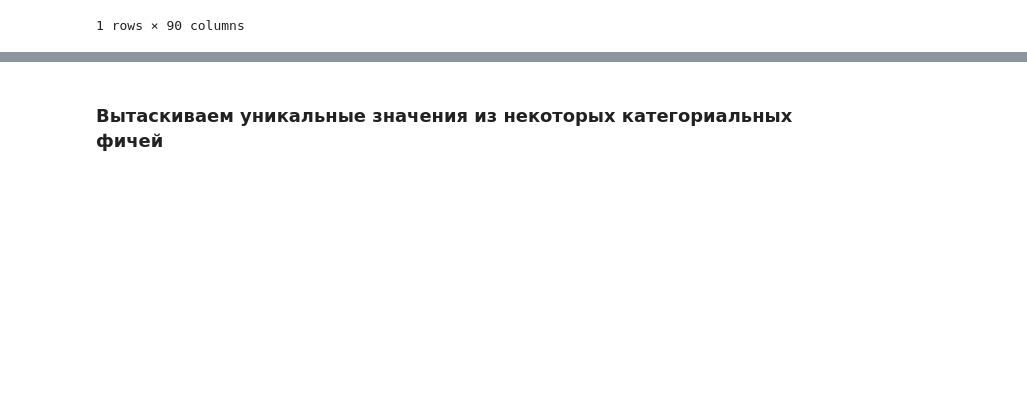
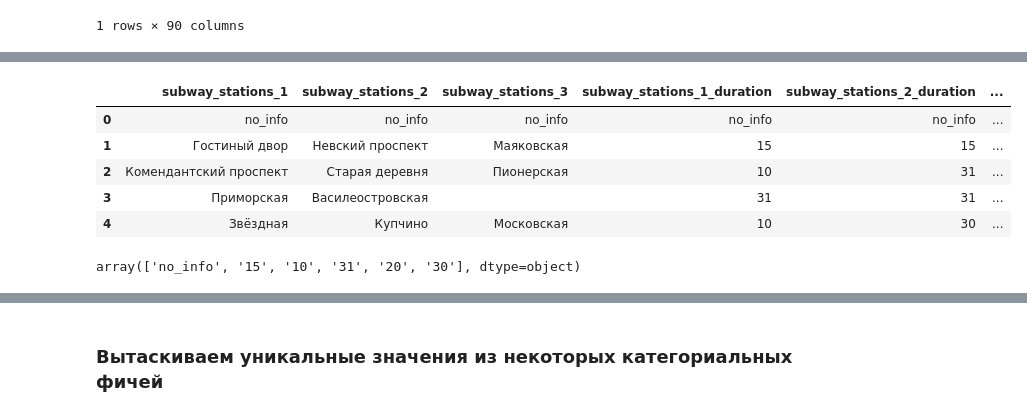
Before and after one commit to NeKonnnn/PetProject-price-real-estate-in-St.-Petersburg, a Jupyter notebook: notebooks/2. preprocessing_and_feature_engineering.ipynb, the cells around one changed output, grey strips where cells are left out. Drawn from its saved outputs; the diff is of its cells as text; code cells hidden in the pictures; blank space fills up the shorter version.

```diff
--- a/notebooks/2. preprocessing_and_feature_engineering.ipynb
+++ b/notebooks/2. preprocessing_and_feature_engineering.ipynb
@@ -191,0 +228,15 @@ df.head(1)
+# %%
+def find_pattern(string: str, pattern: str):
+    if re.search(pattern, string):
+        return re.search(pattern, string).group(0)
+
+def del_pattern(string: str, pattern: str):
+    if re.search(pattern, string):
+        return string.replace(pattern, "")
+    else:
+        return string
+# %%
+pattern_station_name = '^\D*'
+pattern_duration = '\d\d$'
+pattern_ot = 'от '
+pattern_do = 'до '
@@ -191,0 +261,13 @@ df.head(1)
+# %%
+subway_stations.head()
+# %% [output]
+|  | subway_stations_1 | subway_stations_2 | subway_stations_3 | subway_stations_1_duration | subway_stations_2_duration | ... |
+| 0 | no_info | no_info | no_info | no_info | no_info | ... |
+| 1 | Гостиный двор | Невский проспект | Маяковская | 15 | 15 | ... |
+| 2 | Комендантский проспект | Старая деревня | Пионерская | 10 | 31 | ... |
+| 3 | Приморская | Василеостровская |  | 31 | 31 | ... |
+| 4 | Звёздная | Купчино | Московская | 10 | 30 | ... |
+# %%
+subway_stations['subway_stations_1_duration'].unique()
+# %% [output]
+array(['no_info', '15', '10', '31', '20', '30'], dtype=object)
```
Also changed, not shown: parts of 17 cells of this notebook.
